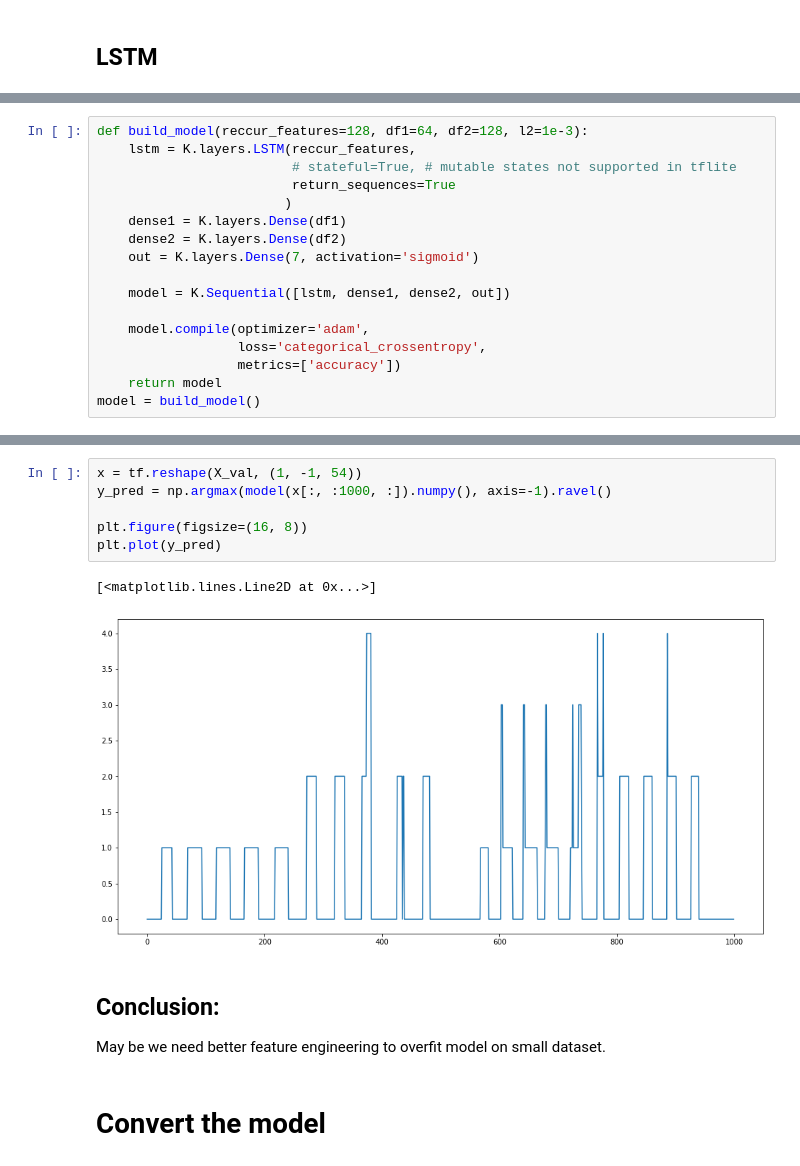
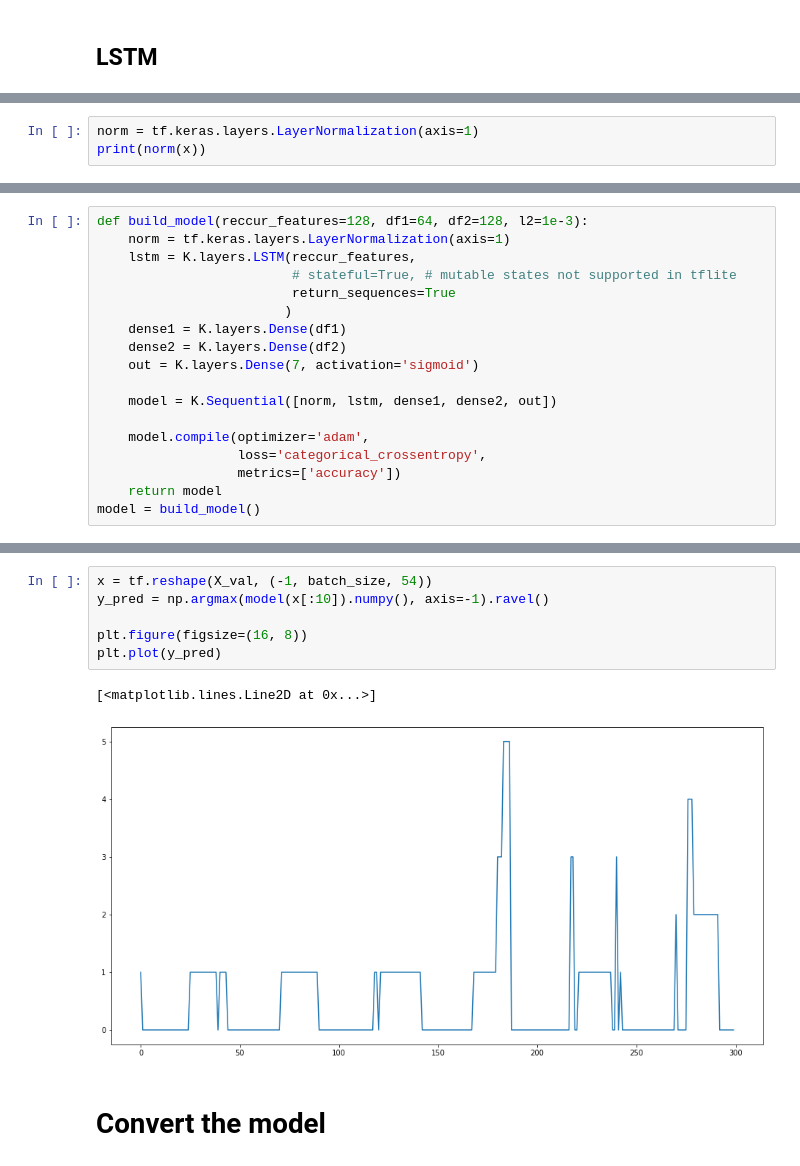
Before and after one commit to balezz/Punch_DL, a Jupyter notebook: LSTM-Normalized-Stream.ipynb, the cells around one changed output, grey strips where cells are left out. Cells and saved outputs as stored; diff of their text form.

Commit message:
Add NormalizationLayer

```diff
--- a/LSTM-Normalized-Stream.ipynb
+++ b/LSTM-Normalized-Stream.ipynb
@@ -172,0 +175,3 @@ To enable them in other operations, rebuild TensorFlow with the appropriate comp
+# %%
+norm = tf.keras.layers.LayerNormalization(axis=1)
+print(norm(x))
@@ -173,5 +193,6 @@ To enable them in other operations, rebuild TensorFlow with the appropriate comp
 # %%
 def build_model(reccur_features=128, df1=64, df2=128, l2=1e-3):
+    norm = tf.keras.layers.LayerNormalization(axis=1)
     lstm = K.layers.LSTM(reccur_features,
                          # stateful=True, # mutable states not supported in tflite
                          return_sequences=True
@@ -180,7 +201,7 @@ def build_model(reccur_features=128, df1=64, df2=128, l2=1e-3):
     dense2 = K.layers.Dense(df2)
     out = K.layers.Dense(7, activation='sigmoid')
 
-    model = K.Sequential([lstm, dense1, dense2, out])
+    model = K.Sequential([norm, lstm, dense1, dense2, out])
 
     model.compile(optimizer='adam',
                   loss='categorical_crossentropy',
@@ -224,15 +257,12 @@ plt.plot(history.history['val_accuracy'])
 # %%
-x = tf.reshape(X_val, (1, -1, 54))
-y_pred = np.argmax(model(x[:, :1000, :]).numpy(), axis=-1).ravel()
+x = tf.reshape(X_val, (-1, batch_size, 54))
+y_pred = np.argmax(model(x[:10]).numpy(), axis=-1).ravel()
 
 plt.figure(figsize=(16, 8))
 plt.plot(y_pred)
 # %% [output]
 [<matplotlib.lines.Line2D at 0x...>]
-[figure, old version]
+[figure, new version]
-# %% [markdown]
-## Conclusion:
-May be we need better feature engineering to overfit model on small dataset.
 # %% [markdown]
 # Convert the model
 # %%
```
Also changed, not shown: parts of 8 cells of this notebook.
